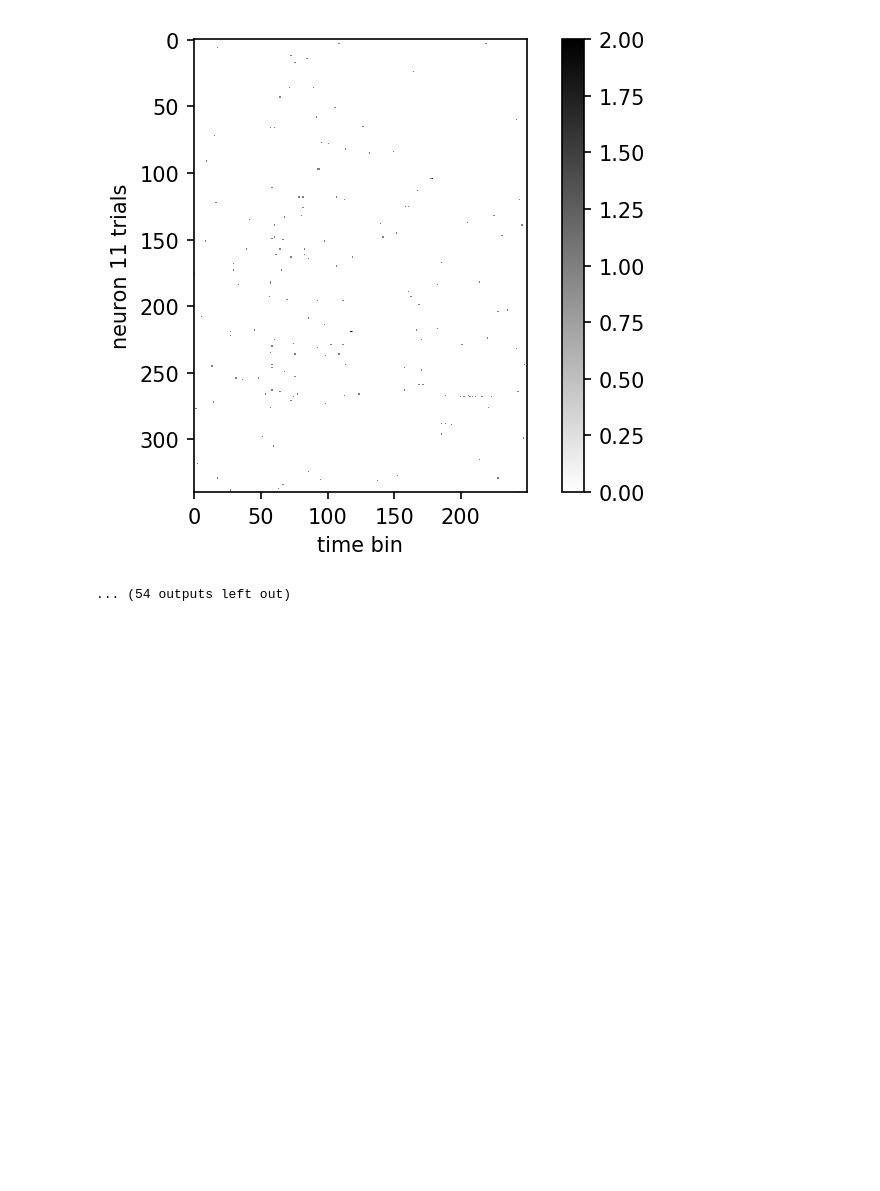
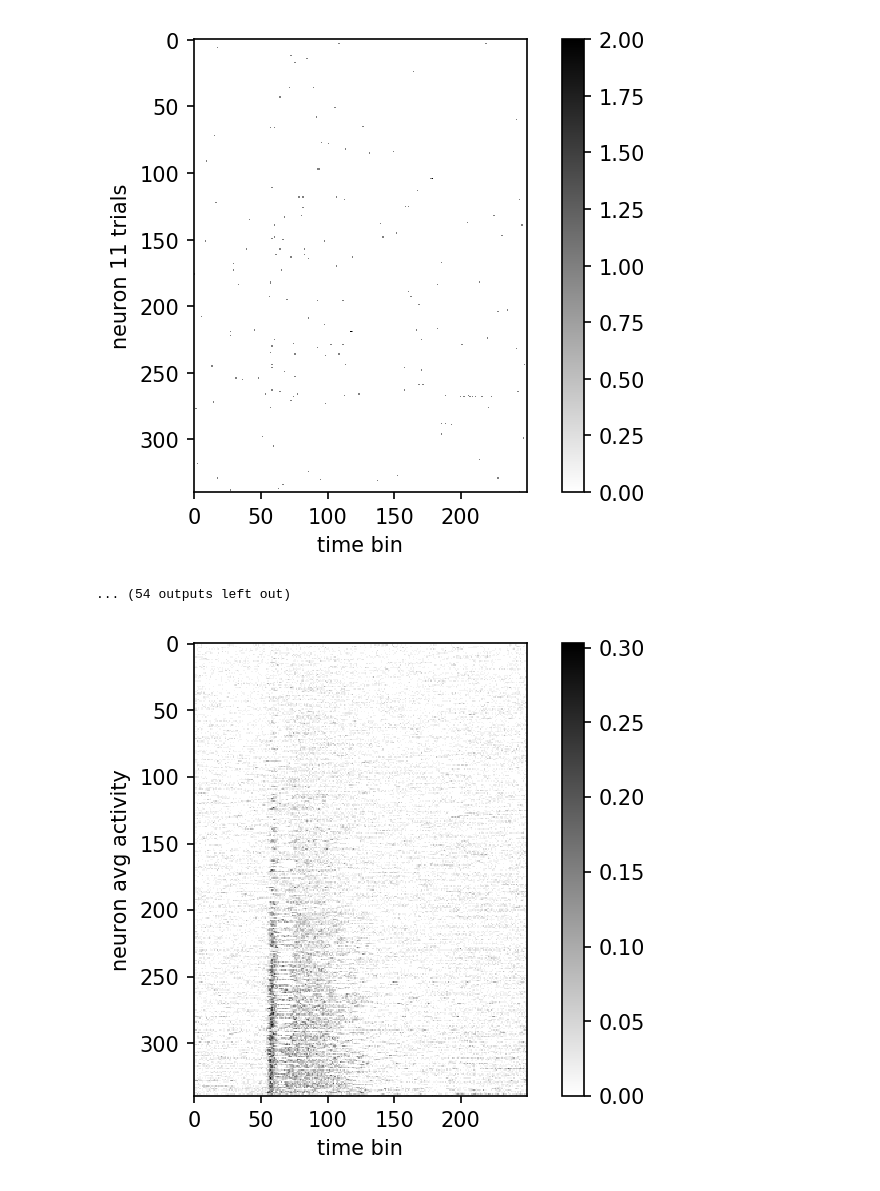
Before and after one commit to gumadeiras/neuromatch-academy, a Jupyter notebook: playground/single_neuron_response.ipynb, the cells around one changed output. Drawn from its saved outputs; the diff is of its cells as text; code cells hidden in the pictures; blank space fills up the shorter version.

Commit message:
sorted spiking activity plot

```diff
--- a/playground/single_neuron_response.ipynb
+++ b/playground/single_neuron_response.ipynb
@@ -139,3 +139,19 @@ for neuron in range(visp_neurons_count):
 [figure]
 [figure]
 ... (54 outputs left out)
+# %%
+# plot average activity across all trials for each neuron
+avg_activity = np.mean(visp_neurons_spks, axis=0)
+total_act = np.sum(avg_activity, axis=1)
+
+# sort by total activity
+avg_acitivity_sorted = [x for _,x in sorted(zip(total_act,np.arange(0,avg_activity.shape[0])))]
+
+fig = plt.figure(dpi=150)
+plt.imshow(avg_activity[avg_acitivity_sorted], cmap='gray_r', alpha=1);
+plt.colorbar()
+plt.xlabel("time bin")
+plt.ylabel(f"neuron avg activity")
+plt.show()
+# %% [output]
+[figure, added]
```
